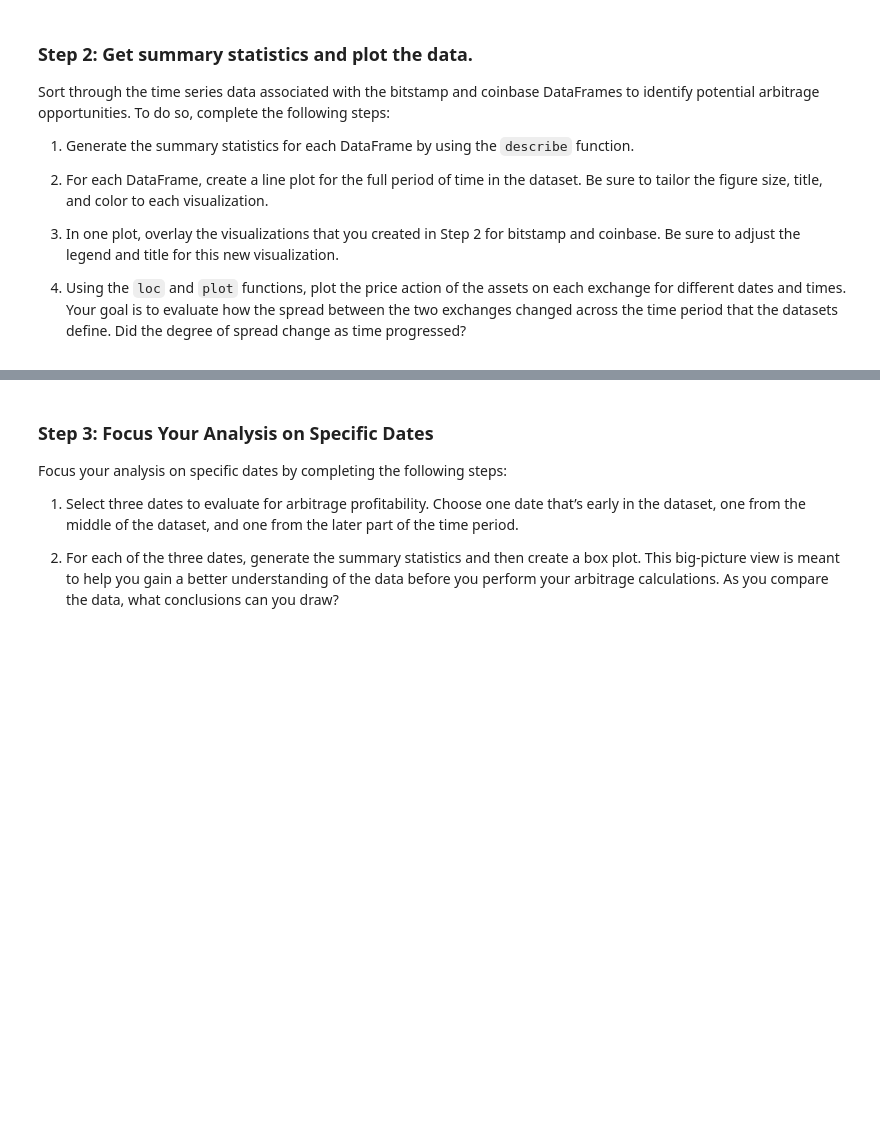
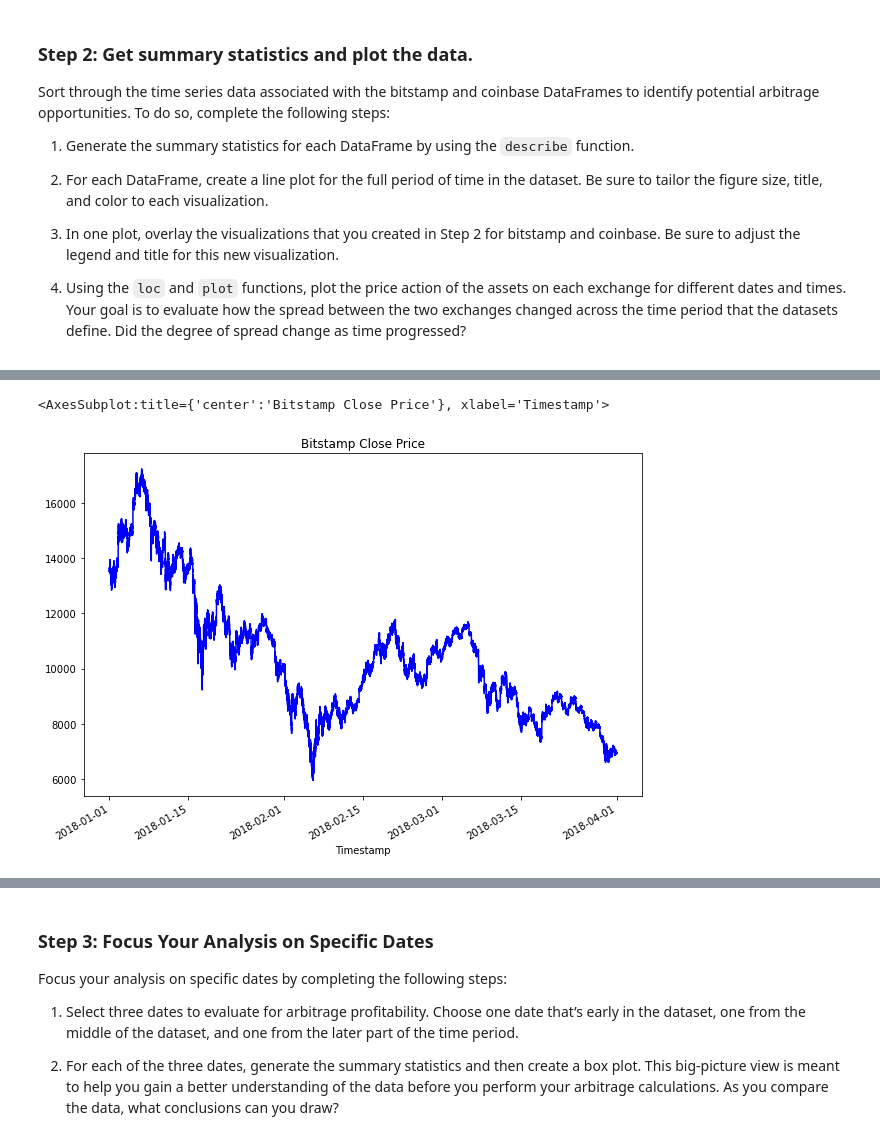
Before and after one commit to silvanoross/Arbitrage_Analysis, a Jupyter notebook: crypto_arbitrage.ipynb, the cells around one changed output, grey strips where cells are left out. Saved outputs shown, nothing was run; the diff lists cells and outputs as text; code cells hidden in the pictures; blank space fills up the shorter version.

```diff
--- a/crypto_arbitrage.ipynb
+++ b/crypto_arbitrage.ipynb
@@ -312,7 +334,11 @@ Sort through the time series data associated with the bitstamp and coinbase Data
 # %%
 # Create a line plot for the bitstamp DataFrame for the full length of time in the dataset
 # Be sure that the figure size, title, and color are tailored to each visualization
 # YOUR CODE HERE
+bitstamp['Close'].plot(figsize=(10,7), title='Bitstamp Close Price', color='blue')
+# %% [output]
+<AxesSubplot:title={'center':'Bitstamp Close Price'}, xlabel='Timestamp'>
+[figure, added]
 # %%
 # Create a line plot for the coinbase DataFrame for the full length of time in the dataset
 # Be sure that the figure size, title, and color are tailored to each visualization
```
Also changed, not shown: parts of 16 cells of this notebook.
